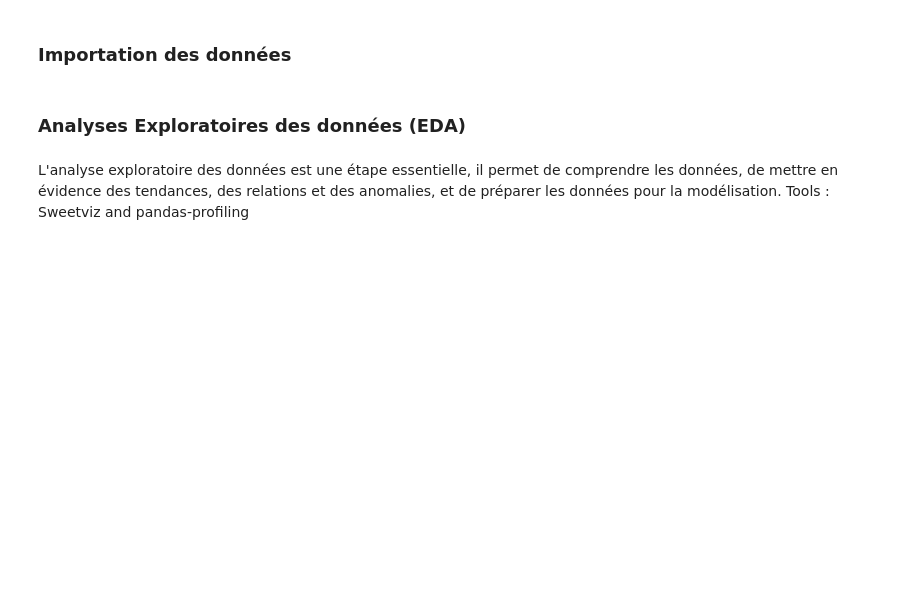
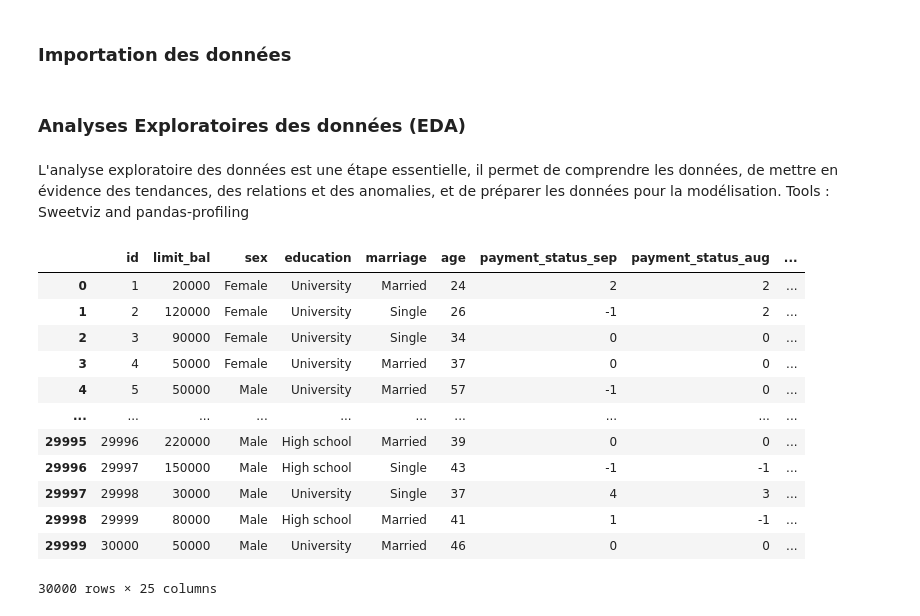
Before and after one commit to nevillemakoyi/Application-ML-D-tection-des-D-fauts-de-paiements-de-cr-dits-bancaires, a Jupyter notebook: notebooks/ml_credit_default.ipynb, the cells around one changed output. Drawn from its saved outputs; the diff is of its cells as text; code cells hidden in the pictures; blank space fills up the shorter version.

```diff
--- a/notebooks/ml_credit_default.ipynb
+++ b/notebooks/ml_credit_default.ipynb
@@ -38,3 +38,19 @@ Tools : Sweetviz and pandas-profiling
 #### Data Profiling
 profile = ProfileReport(df, title="Credit Card Default Data Profiling Report", explorative=True)
 profile.to_file("credit_card_default_data_profiling_report.html")
+# %%
+df
+# %% [output]
+|  | id | limit_bal | sex | education | marriage | age | payment_status_sep | payment_status_aug | ... |
+| 0 | 1 | 20000 | Female | University | Married | 24 | 2 | 2 | ... |
+| 1 | 2 | 120000 | Female | University | Single | 26 | -1 | 2 | ... |
+| 2 | 3 | 90000 | Female | University | Single | 34 | 0 | 0 | ... |
+| 3 | 4 | 50000 | Female | University | Married | 37 | 0 | 0 | ... |
+| 4 | 5 | 50000 | Male | University | Married | 57 | -1 | 0 | ... |
+| ... | ... | ... | ... | ... | ... | ... | ... | ... | ... |
+| 29995 | 29996 | 220000 | Male | High school | Married | 39 | 0 | 0 | ... |
+| 29996 | 29997 | 150000 | Male | High school | Single | 43 | -1 | -1 | ... |
+| 29997 | 29998 | 30000 | Male | University | Single | 37 | 4 | 3 | ... |
+| 29998 | 29999 | 80000 | Male | High school | Married | 41 | 1 | -1 | ... |
+| 29999 | 30000 | 50000 | Male | University | Married | 46 | 0 | 0 | ... |
+30000 rows × 25 columns
```
